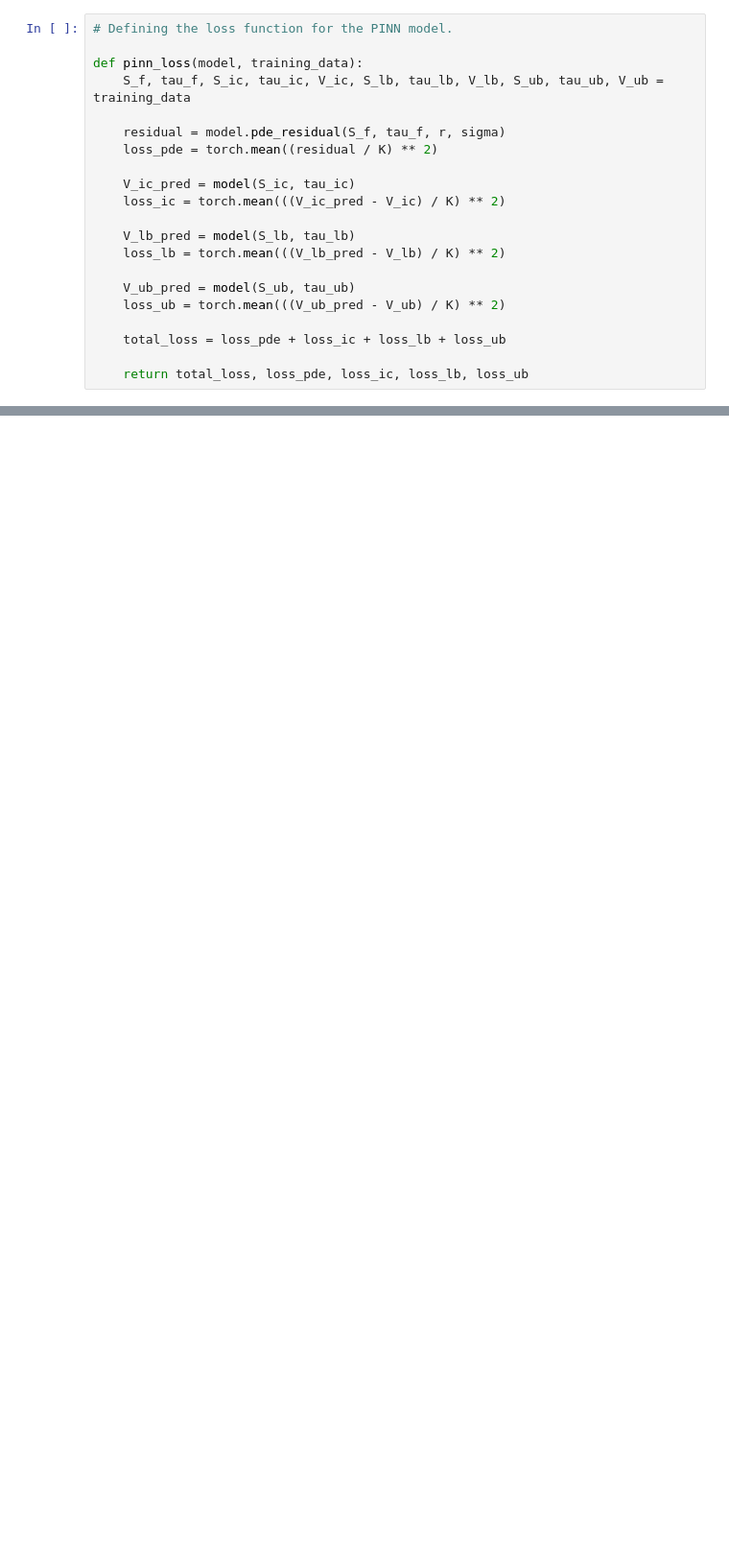
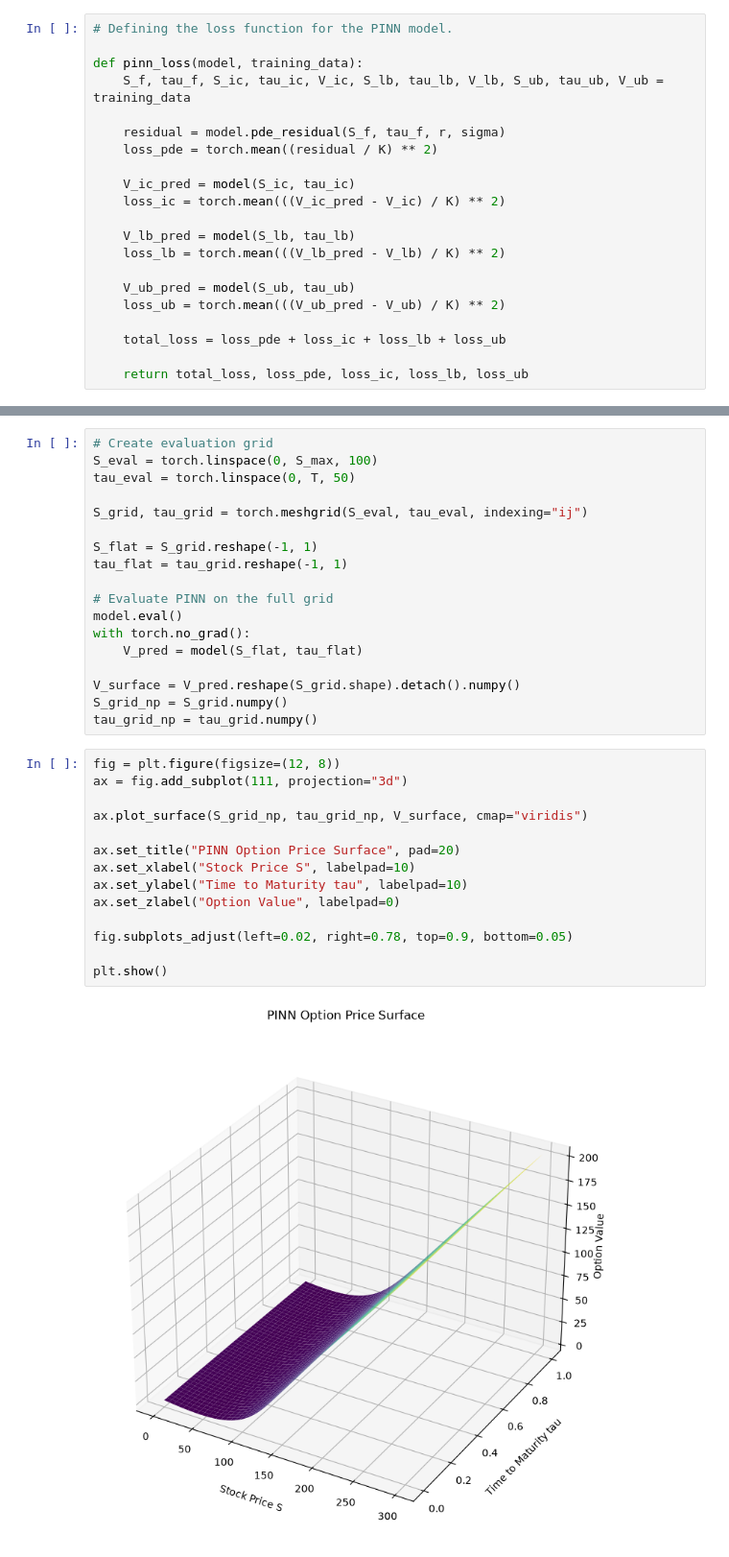
Before and after one commit to dylan-sinnott/black-scholes-pinn-pikan-benchmark, a Jupyter notebook: notebooks/pinn.ipynb, the cells around one changed output, grey strips where cells are left out. Shown at 96% size. Saved outputs shown, nothing was run; the diff lists cells and outputs as text; blank space fills up the shorter version.

```diff
--- a/notebooks/pinn.ipynb
+++ b/notebooks/pinn.ipynb
@@ -178,0 +198,34 @@ plt.show()
+# %%
+# Create evaluation grid
+S_eval = torch.linspace(0, S_max, 100)
+tau_eval = torch.linspace(0, T, 50)
+
+S_grid, tau_grid = torch.meshgrid(S_eval, tau_eval, indexing="ij")
+
+S_flat = S_grid.reshape(-1, 1)
+tau_flat = tau_grid.reshape(-1, 1)
+
+# Evaluate PINN on the full grid
+model.eval()
+with torch.no_grad():
+    V_pred = model(S_flat, tau_flat)
+
+V_surface = V_pred.reshape(S_grid.shape).detach().numpy()
+S_grid_np = S_grid.numpy()
+tau_grid_np = tau_grid.numpy()
+# %%
+fig = plt.figure(figsize=(12, 8))
+ax = fig.add_subplot(111, projection="3d")
+
+ax.plot_surface(S_grid_np, tau_grid_np, V_surface, cmap="viridis")
+
+ax.set_title("PINN Option Price Surface", pad=20)
+ax.set_xlabel("Stock Price S", labelpad=10)
+ax.set_ylabel("Time to Maturity tau", labelpad=10)
+ax.set_zlabel("Option Value", labelpad=0)
+
+fig.subplots_adjust(left=0.02, right=0.78, top=0.9, bottom=0.05)
+
+plt.show()
+# %% [output]
+[figure, added]
```
Also changed, not shown: parts of 29 cells of this notebook, 1 other file.
